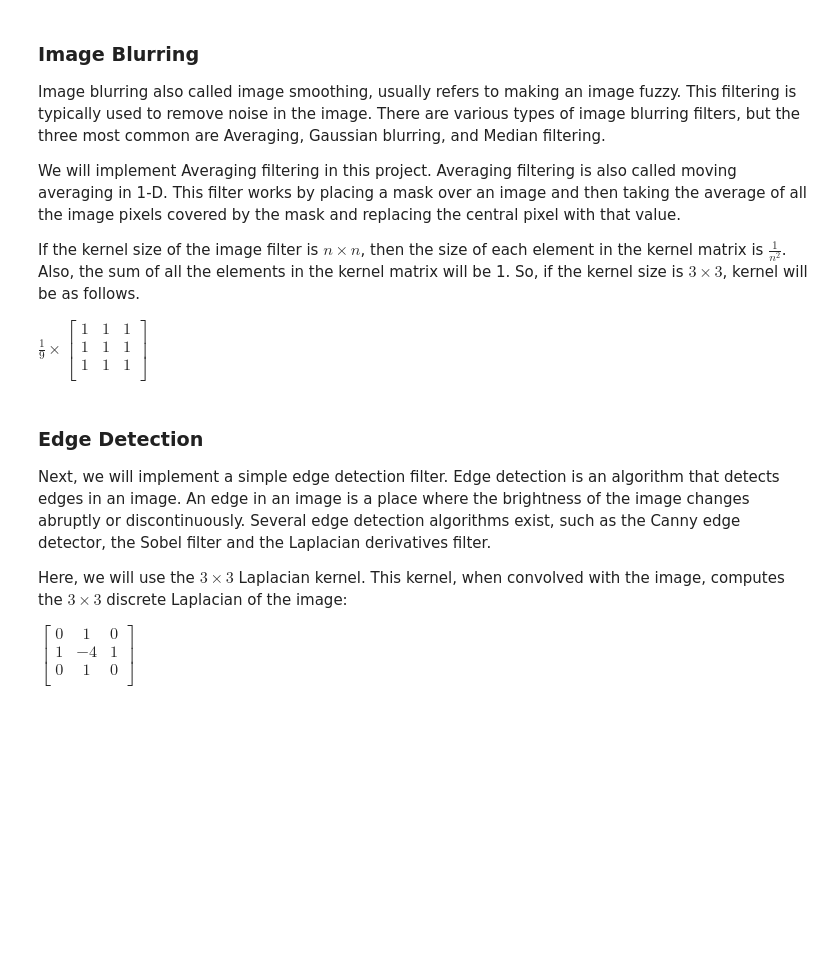
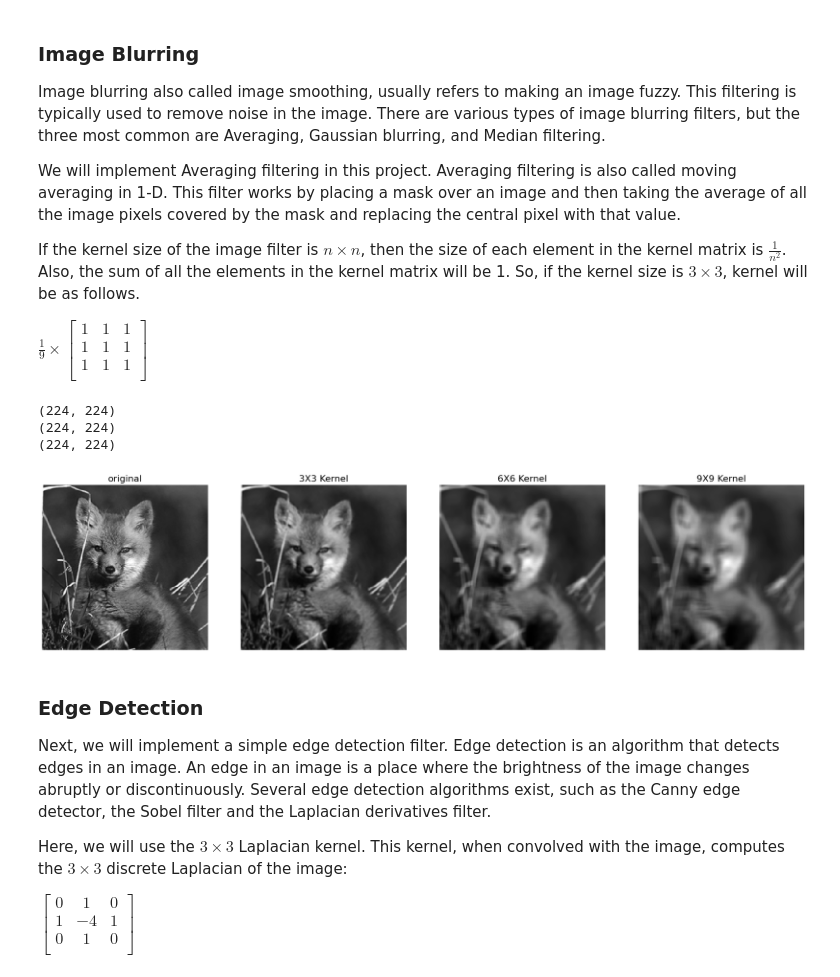
Before and after one commit to AarinSalot/182-stuff, a Jupyter notebook: hw03/code/HandDesignFilters.ipynb, the cells around one changed output. Drawn from its saved outputs; the diff is of its cells as text; code cells hidden in the pictures; blank space fills up the shorter version.

```diff
--- a/hw03/code/HandDesignFilters.ipynb
+++ b/hw03/code/HandDesignFilters.ipynb
@@ -93,22 +95,29 @@ $
 # %%
 def averaging_filtering(image, filter_size=3):
     #############################################################################
     # TODO: Implement the averaging filter with the given filter size.          #
-    # Hint: You can use np.ones                                                 #
+    # Hint: You can use np.ones
+    print(image.shape)                                                #
     #############################################################################
+    kernel = (1/(filter_size ** 2)) * np.ones(shape=(filter_size, filter_size))
     #############################################################################
     #                             END OF YOUR CODE                              #
     #############################################################################
     output = ndimage.convolve(image, kernel)
     return output
 
 avg_images, avg_titles = [gray_img], ['original']
 for kernel_size in [3, 6, 9]:
     averaging_image = averaging_filtering(gray_img, kernel_size)
     avg_images.append(averaging_image)
     avg_titles.append(f'{kernel_size}X{kernel_size} Kernel')
 
 show_multiple_images(avg_images, avg_titles)
+# %% [output]
+(224, 224)
+(224, 224)
+(224, 224)
+[figure, added]
 # %% [markdown]
 ### Edge Detection
 
```
Also changed, not shown: parts of 3 cells of this notebook.
